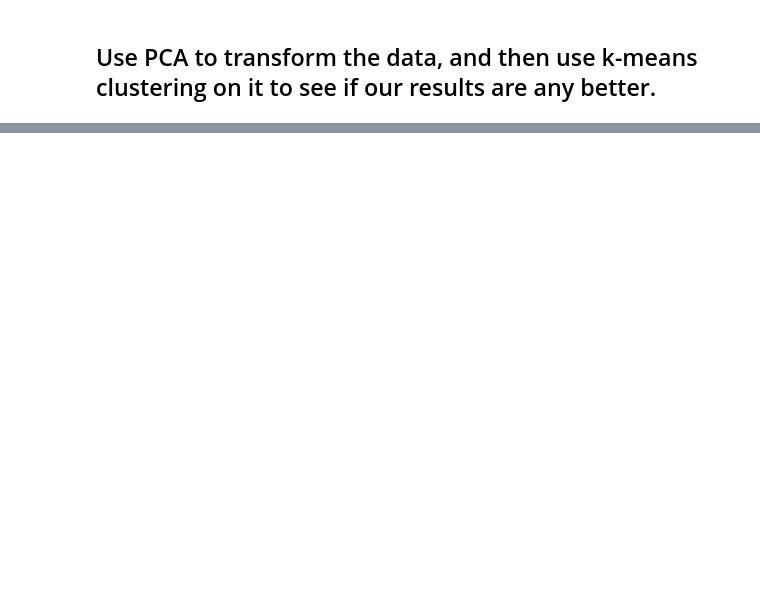
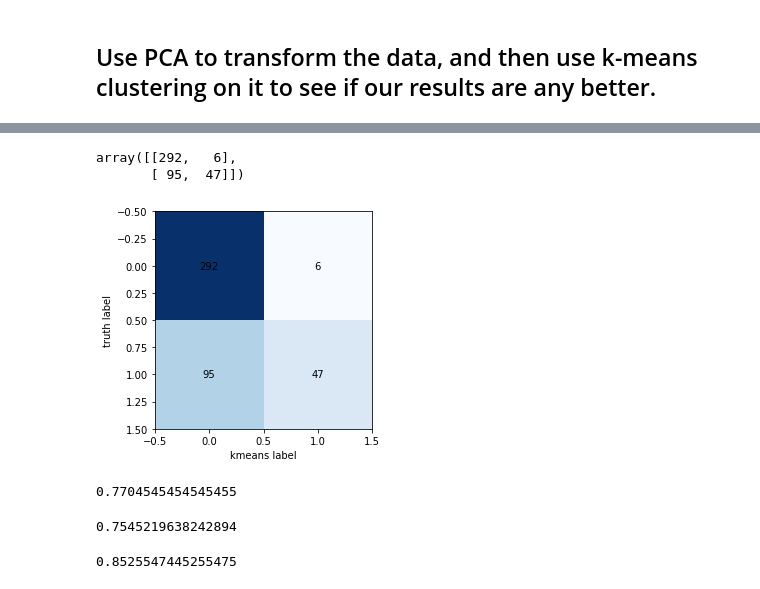
Before and after one commit to liyaSileshi/wholesale_PCA, a Jupyter notebook: wholesale.ipynb, the cells around one changed output, grey strips where cells are left out. Saved outputs shown, nothing was run; the diff lists cells and outputs as text; code cells hidden in the pictures; blank space fills up the shorter version.

```diff
--- a/wholesale.ipynb
+++ b/wholesale.ipynb
@@ -231,0 +213,10 @@ plt.scatter(centers[:, 0], centers[:, 1], c='black', s=200, alpha=0.5)
+# %%
+# For each cluster label...
+#change the k_labels similar to channel array (the one we want to predict)
+for k in np.unique(k_labels):
+    # ...find and assign the best-matching truth label
+    match_nums = [np.sum((k_labels==k)*(channel==t)) for t in np.unique(channel)]
+    k_labels_matched[k_labels==k] = np.unique(channel)[np.argmax(match_nums)]
+
+
+k_labels_matched
@@ -231,0 +241,28 @@ plt.scatter(centers[:, 0], centers[:, 1], c='black', s=200, alpha=0.5)
+# %%
+cm = confusion_matrix(channel, k_labels_matched)
+cm
+# %% [output]
+array([[292,   6],
+       [ 95,  47]])
+# %%
+# Plot confusion matrix
+plt.imshow(cm,interpolation='none',cmap='Blues')
+for (i, j), z in np.ndenumerate(cm):
+    plt.text(j, i, z, ha='center', va='center')
+plt.xlabel("kmeans label")
+plt.ylabel("truth label")
+plt.show()
+# %% [output]
+[figure, added]
+# %%
+accuracy_score(channel, k_labels_matched)
+# %% [output]
+0.7704545454545455
+# %%
+precision_score(channel, k_labels_matched)
+# %% [output]
+0.7545219638242894
+# %%
+f1_score(channel, k_labels_matched)
+# %% [output]
+0.8525547445255475
```
Also changed, not shown: parts of 18 cells of this notebook.
